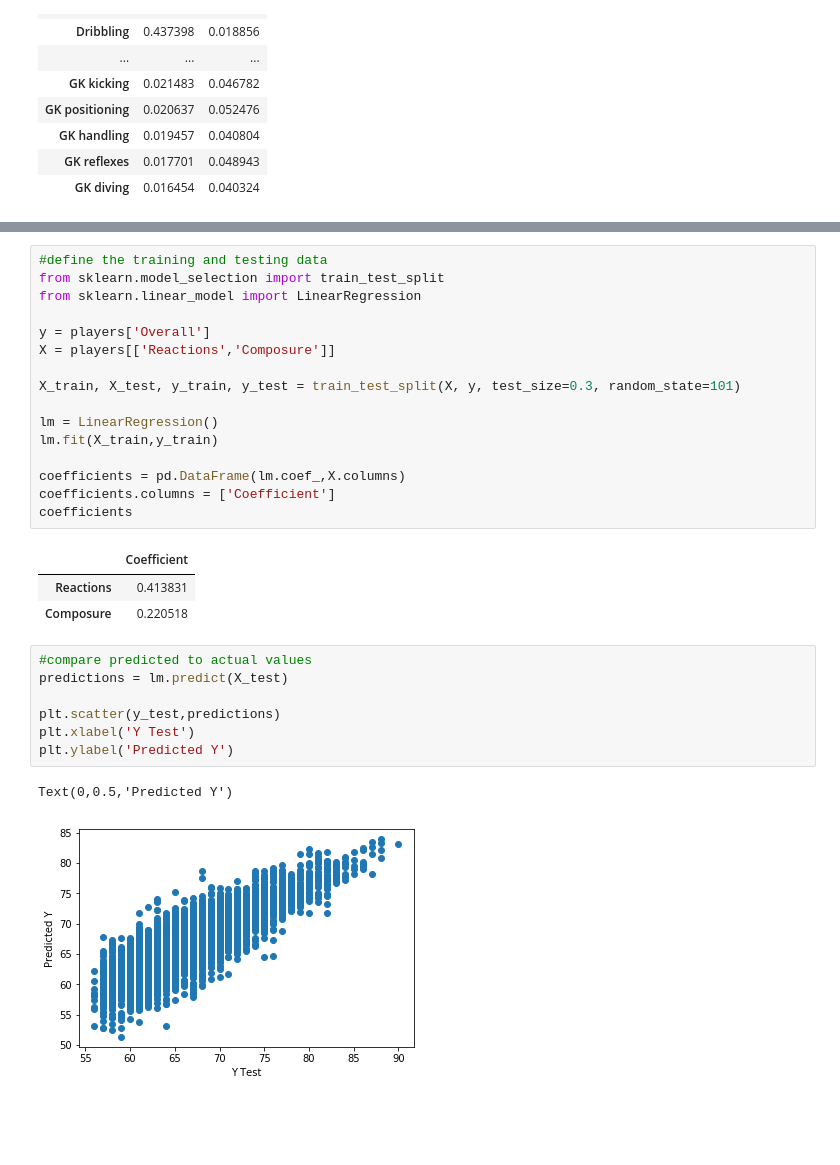
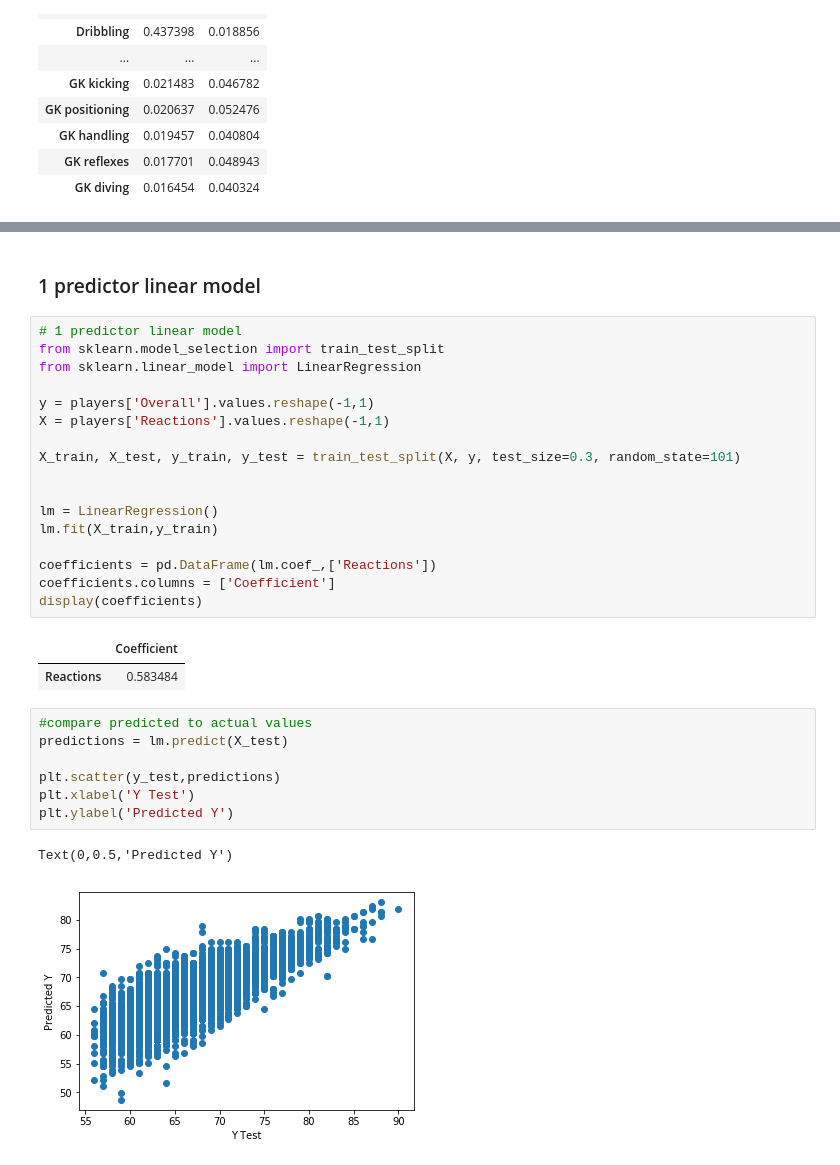
Before and after one commit to ncernek/fifa_analysis, a Jupyter notebook: secondary_analyses/skill_prediction.ipynb, the cells around one changed output, grey strips where cells are left out. Saved outputs shown, nothing was run; the diff lists cells and outputs as text; blank space fills up the shorter version.

```diff
--- a/secondary_analyses/predict_performance.ipynb
+++ b/secondary_analyses/skill_prediction.ipynb
@@ -157,23 +167,25 @@ Because the correlation between reactions and overall is so high, the single pre
+# %% [markdown]
+### 1 predictor linear model
 # %%
-#define the training and testing data
+# 1 predictor linear model
 from sklearn.model_selection import train_test_split
 from sklearn.linear_model import LinearRegression
 
-y = players['Overall']
-X = players[['Reactions','Composure']]
+y = players['Overall'].values.reshape(-1,1)
+X = players['Reactions'].values.reshape(-1,1)
 
 X_train, X_test, y_train, y_test = train_test_split(X, y, test_size=0.3, random_state=101)
+
 
 lm = LinearRegression()
 lm.fit(X_train,y_train)
 
-coefficients = pd.DataFrame(lm.coef_,X.columns)
+coefficients = pd.DataFrame(lm.coef_,['Reactions'])
 coefficients.columns = ['Coefficient']
-coefficients
+display(coefficients)
 # %% [output]
 |  | Coefficient |
-| Reactions | 0.413831 |
-| Composure | 0.220518 |
+| Reactions | 0.583484 |
 # %%
 #compare predicted to actual values
 predictions = lm.predict(X_test)
@@ -183,4 +195,4 @@ plt.xlabel('Y Test')
 plt.ylabel('Predicted Y')
 # %% [output]
 Text(0,0.5,'Predicted Y')
-[figure, old version]
+[figure, new version]
```
Also changed, not shown: parts of 38 cells of this notebook, 5 other files.
